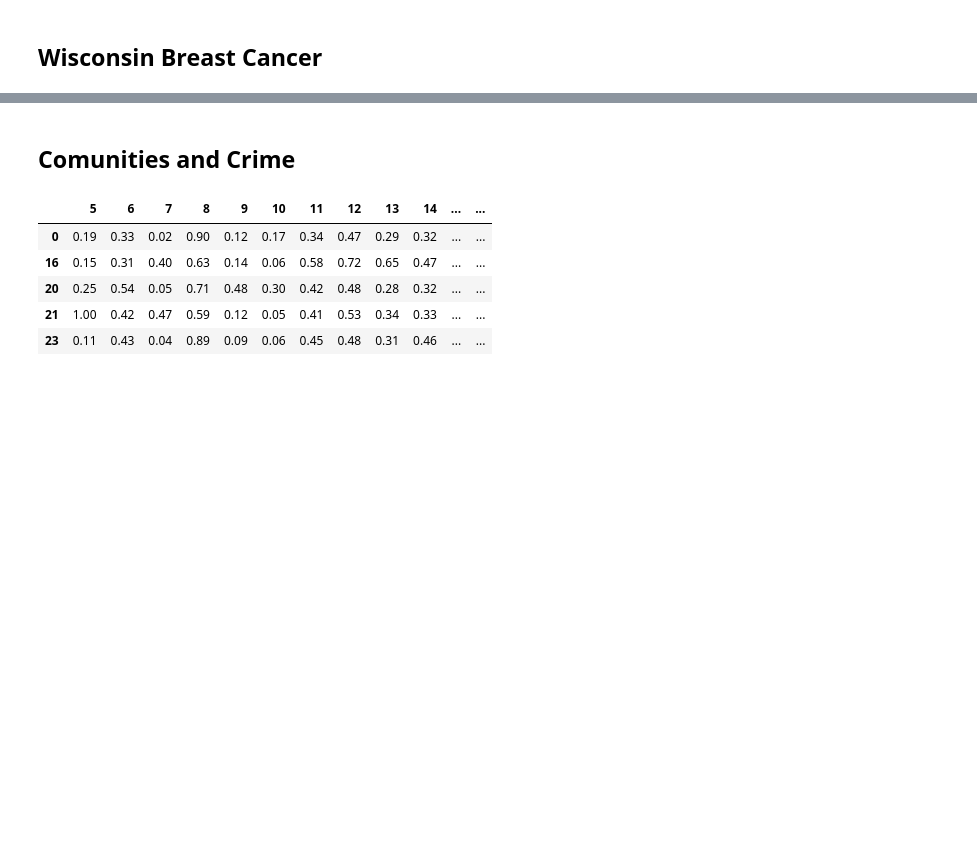
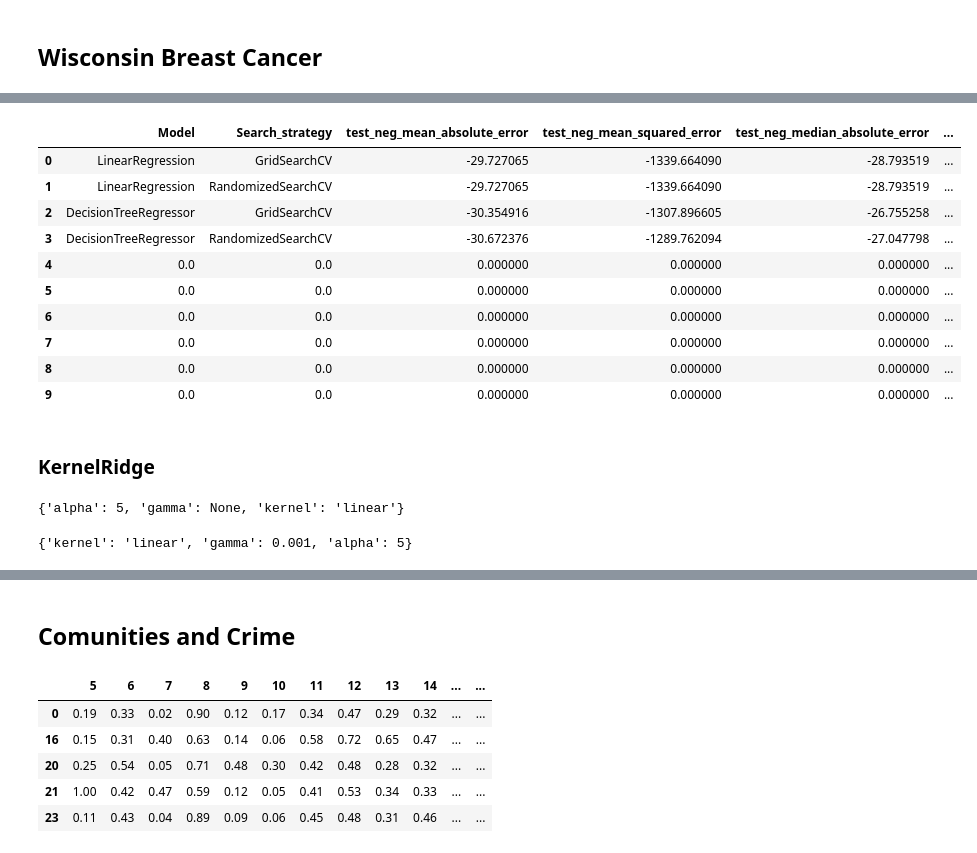
Before and after one commit to brasilnike/Teme-Introducere-in-Data-Science, a Jupyter notebook: Tema5 - IDS/Homework Progress/Tema5_IDS.ipynb, the cells around one changed output, grey strips where cells are left out. Drawn from its saved outputs; the diff is of its cells as text; code cells hidden in the pictures; blank space fills up the shorter version.

```diff
--- a/Tema5 - IDS/Homework Progress/Tema5_IDS.ipynb
+++ b/Tema5 - IDS/Homework Progress/Tema5_IDS.ipynb
@@ -729,0 +792,5 @@ memory usage: 50.1 KB
+# %%
+regression = tree.DecisionTreeRegressor()
+parameter_grid = {'splitter':['best', 'random'], 'max_depth': [1, 3, 5, 7], 'min_samples_leaf':[1, 2, 3, 4, 5],
+                 'min_weight_fraction_leaf':[0.1, 0.2, 0.3, 0.4, 0.5], 'max_features':['auto', 'log2', 'sqrt', None],
+                 'max_leaf_nodes':[None, 10, 20, 30, 40, 50]}
@@ -729,0 +815,19 @@ memory usage: 50.1 KB
+# %%
+tunned_regression = tree.DecisionTreeRegressor(**best_parameters)
+random_scores = cross_validate(tunned_regression, WBC_X, WBC_y, cv=5, scoring=['neg_mean_absolute_error', 'neg_mean_squared_error', 'neg_median_absolute_error'], return_train_score=True)
+populate_dataFrame(WBC_df, random_scores, 'DecisionTreeRegressor', 'RandomizedSearchCV', 3)
+WBC_df.head(n=10)
+# %% [output]
+|  | Model | Search_strategy | test_neg_mean_absolute_error | test_neg_mean_squared_error | test_neg_median_absolute_error | ... |
+| 0 | LinearRegression | GridSearchCV | -29.727065 | -1339.664090 | -28.793519 | ... |
+| 1 | LinearRegression | RandomizedSearchCV | -29.727065 | -1339.664090 | -28.793519 | ... |
+| 2 | DecisionTreeRegressor | GridSearchCV | -30.354916 | -1307.896605 | -26.755258 | ... |
+| 3 | DecisionTreeRegressor | RandomizedSearchCV | -30.672376 | -1289.762094 | -27.047798 | ... |
+| 4 | 0.0 | 0.0 | 0.000000 | 0.000000 | 0.000000 | ... |
+| 5 | 0.0 | 0.0 | 0.000000 | 0.000000 | 0.000000 | ... |
+| 6 | 0.0 | 0.0 | 0.000000 | 0.000000 | 0.000000 | ... |
+| 7 | 0.0 | 0.0 | 0.000000 | 0.000000 | 0.000000 | ... |
+| 8 | 0.0 | 0.0 | 0.000000 | 0.000000 | 0.000000 | ... |
+| 9 | 0.0 | 0.0 | 0.000000 | 0.000000 | 0.000000 | ... |
+# %% [markdown]
+### KernelRidge
@@ -729,0 +837,7 @@ memory usage: 50.1 KB
+# %%
+grid_search = GridSearchCV(estimator=regression, param_grid=parameter_grid, cv=5, scoring='neg_mean_squared_error')
+grid_search.fit(WBC_X, WBC_y)
+best_parameters = grid_search.best_params_
+print(best_parameters)
+# %% [output]
+{'alpha': 5, 'gamma': None, 'kernel': 'linear'}
@@ -729,0 +848,7 @@ memory usage: 50.1 KB
+# %%
+random_search = RandomizedSearchCV(estimator=regression, param_distributions=parameter_grid, cv=5, scoring='neg_mean_squared_error')
+random_search.fit(WBC_X, WBC_y)
+best_parameters = random_search.best_params_
+print(best_parameters)
+# %% [output]
+{'kernel': 'linear', 'gamma': 0.001, 'alpha': 5}
```
Also changed, not shown: parts of 56 cells of this notebook, 3 other files.
